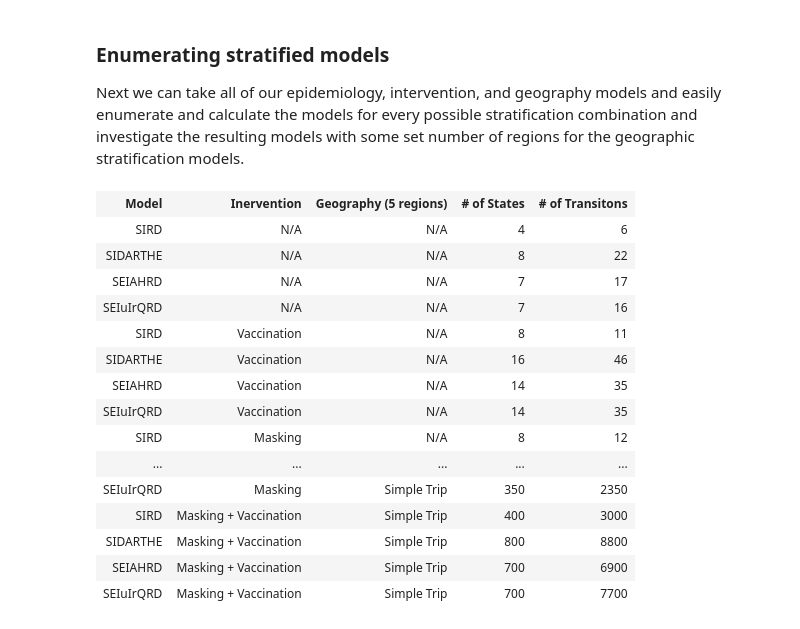
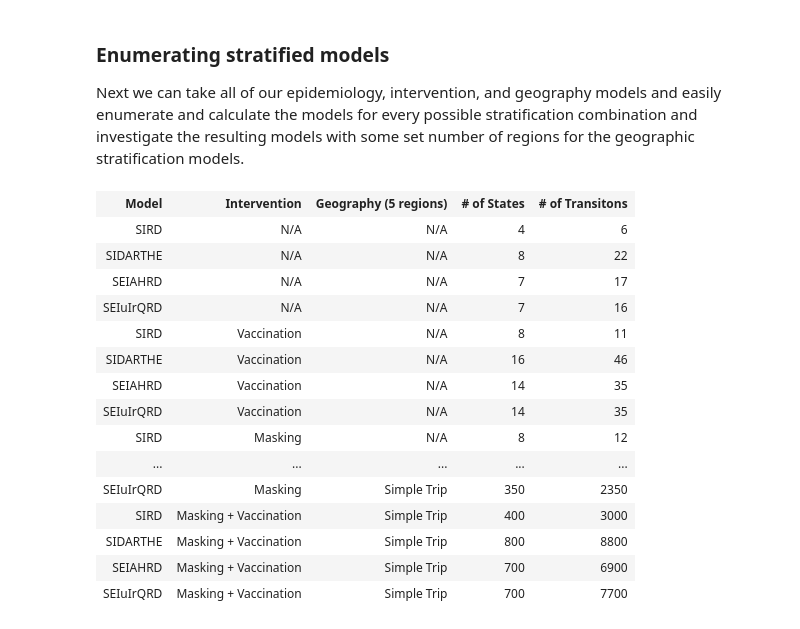
Before and after one commit to AlgebraicJulia/AlgebraicPetri.jl, a Jupyter notebook: dev/examples/covid/stratification/stratification.ipynb, the cells around one changed output. Cells and saved outputs as stored; diff of their text form; code cells hidden in the pictures.

```diff
--- a/dev/examples/covid/stratification/stratification.ipynb
+++ b/dev/examples/covid/stratification/stratification.ipynb
@@ -276,19 +276,19 @@ with some set number of regions for the geographic stratification models.
 # %%
 num_rgns = 5
 disease_models = [("SIRD", sird_model), ("SIDARTHE", m1_model), ("SEIAHRD", m2_model), ("SEIuIrQRD", m3_model)]
 policy_models = [nothing, ("Vaccination", vax_model), ("Masking", mask_model), ("Masking + Vaccination", mask_vax_model)]
 travel_models = [nothing, ("Travel", travel_model(num_rgns)), ("Simple Trip", typed_product(travel_model(num_rgns), living_model(num_rgns)))]
 
-table = ["| Model | Inervention | Geography ($(num_rgns) regions) | # of States | # of Transitons |","|:--|$(repeat(":-:|", 4))"]
+table = ["| Model | Intervention | Geography ($(num_rgns) regions) | # of States | # of Transitons |","|:--|$(repeat(":-:|", 4))"]
 
 for pieces in Iterators.product(disease_models, policy_models, travel_models)
   petri = typed_product(last.(collect(filter(x -> !isnothing(x), pieces)))) |> dom
   push!(table, "|$(join([isnothing(piece) ? "N/A" : first(piece) for piece in pieces],"|"))|$(ns(petri))|$(nt(petri))|")
 end
 
 Markdown.parse(join(table, "\n")) |> DisplayAs.HTML
 # %% [output]
-| Model | Inervention | Geography (5 regions) | # of States | # of Transitons |
+| Model | Intervention | Geography (5 regions) | # of States | # of Transitons |
 | SIRD | N/A | N/A | 4 | 6 |
 | SIDARTHE | N/A | N/A | 8 | 22 |
 | SEIAHRD | N/A | N/A | 7 | 17 |
```
Also changed, not shown: parts of 2 cells of this notebook, 15 other files.
